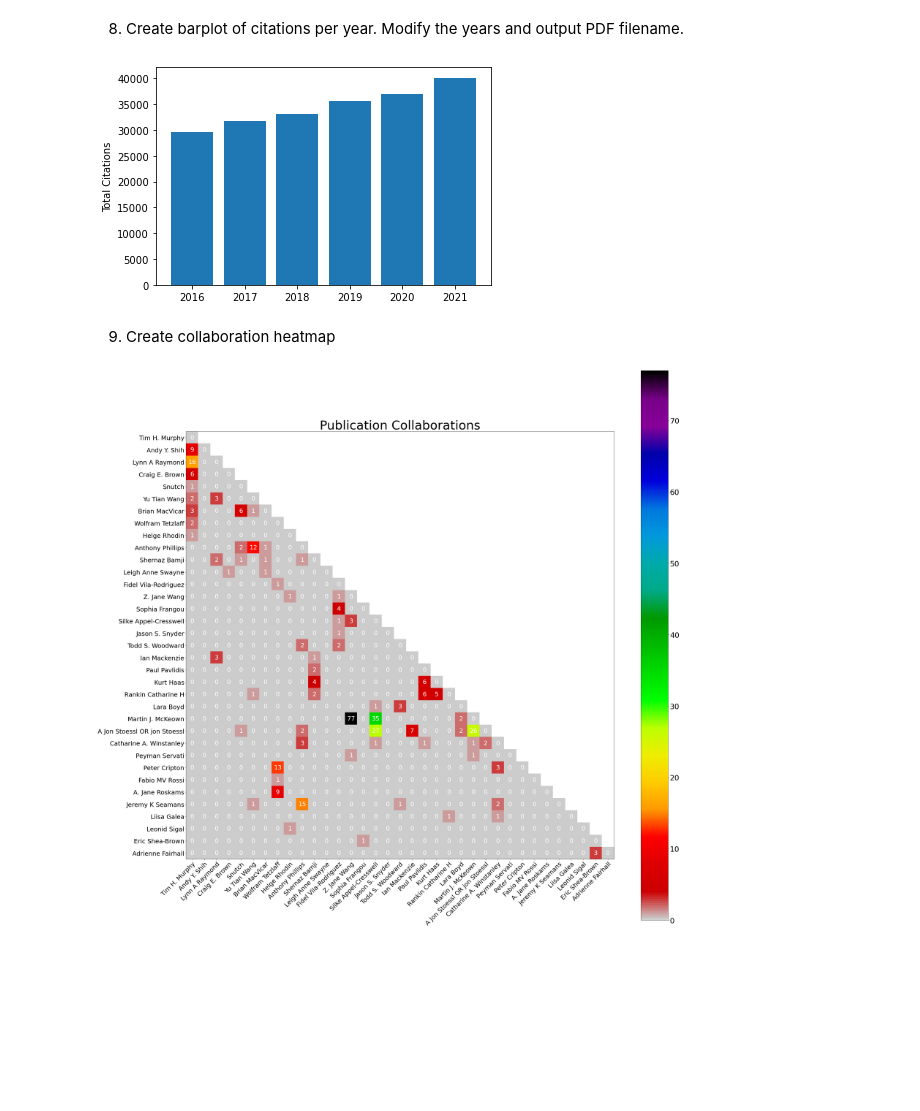
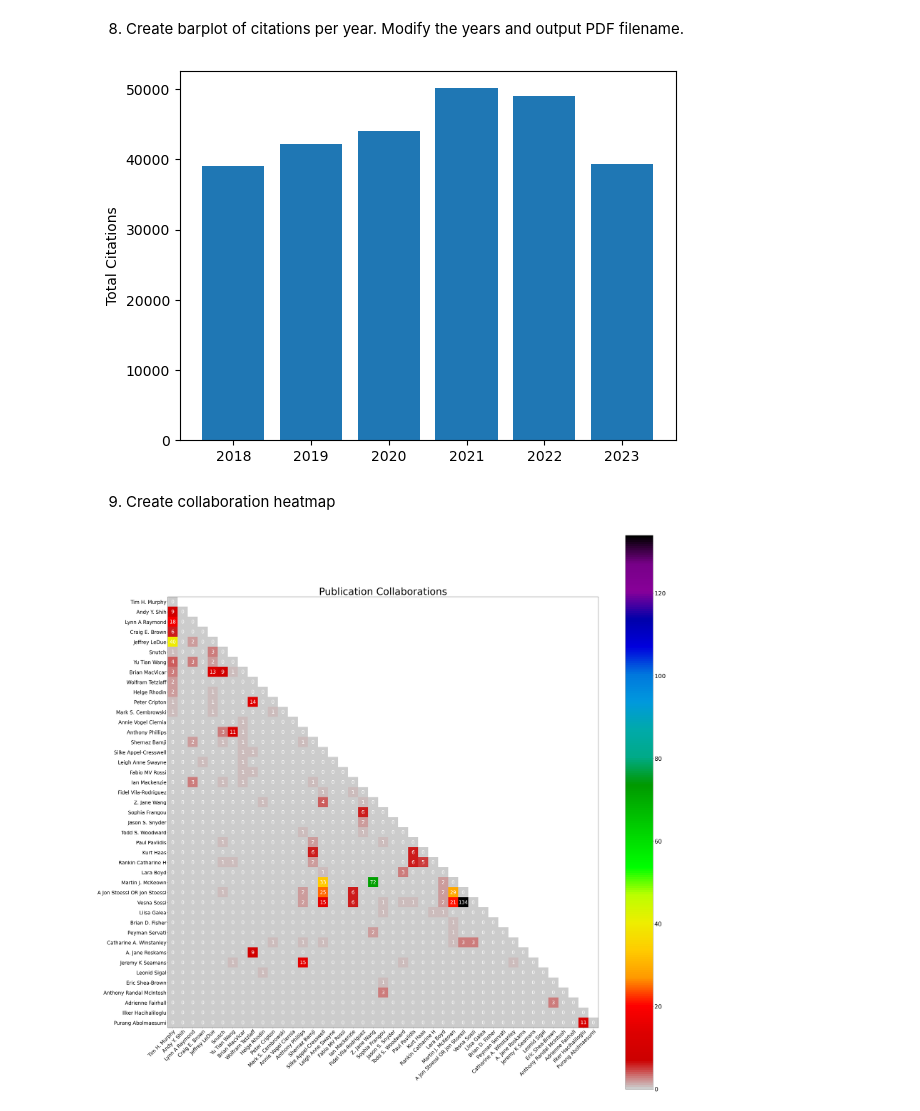
Before and after one commit to ubcbraincircuits/scholar_metrics_scraper, a Jupyter notebook: ScholarScraper.ipynb, the cells around one changed output. Saved outputs shown, nothing was run; the diff lists cells and outputs as text; code cells hidden in the pictures; blank space fills up the shorter version.

Commit message:
adding scival and supporting documents

```diff
--- a/ScholarScraper.ipynb
+++ b/ScholarScraper.ipynb
@@ -59,8 +59,14 @@ with open(author_list_csv, encoding ="utf-8-sig") as csv_file:
 # %% [markdown]
 4. Modify the affiliations list with institutions which the researchers are affiliated with.
 # %%
-affiliations = ['University of British Columbia', 'UBC', 'Djavad Mowafaghian', 'Simon Fraser University',
-                'University of Victoria', 'University of Washington']
+affiliations = [
+    'University of British Columbia',
+    'UBC',
+    'Djavad Mowafaghian',
+    'Simon Fraser University',
+    'University of Victoria',
+    'University of Washington'
+    ]
 # %% [markdown]
 5. Scrape data for each author. This will take several minutes.
 # %%
@@ -89,7 +95,9 @@ for athr in author_names:
         for pub in data_dict['publications']:
             pubs.append(pub['bib']['title'])
             # Add to dictionary with title as key and author as value
-            pub_authors.setdefault(pub['bib']['title'],[]).append(data_dict['name'])
+            # Do not add duplicates of authors
+            if (pub['bib']['title'] not in pub_authors.keys()) or (data_dict['name'] not in pub_authors[pub['bib']['title']]):
+                pub_authors.setdefault(pub['bib']['title'],[]).append(data_dict['name'])
 
         # Get citations per year and put in dictionary
         cites_per_year_dict = data_dict['cites_per_year']
@@ -98,11 +106,18 @@ for athr in author_names:
         cites_per_year.append(cites_per_year_dict)
 
         # Create row (dictionary) for output data table
-        row = {'Name': data_dict['name'], 'Scholar ID': data_dict['scholar_id'],
-               'Cited by': data_dict.get('citedby', ''), 'Cited by 5 years': data_dict.get('citedby5y',''),
-               'h-index': data_dict.get('hindex',''), 'h-index 5 years': data_dict.get('hindex5y',''),
-               'i10-index': data_dict.get('i10index',''),'i10-index 5 years': data_dict.get('i10index5y',''),
-               'Publications': pubs, 'Document Count': len(pubs), 'Affiliation': data_dict['affiliation']}
+        row = {'Name': data_dict['name'],
+               'Scholar ID': data_dict['scholar_id'],
+               'Cited by': data_dict.get('citedby', ''),
+               'Cited by 5 years': data_dict.get('citedby5y',''),
+               'h-index': data_dict.get('hindex',''),
+               'h-index 5 years': data_dict.get('hindex5y',''),
+               'i10-index': data_dict.get('i10index',''),
+               'i10-index 5 years': data_dict.get('i10index5y',''),
+               'Publications': pubs,
+               'Document Count': len(pubs),
+               'Affiliation': data_dict['affiliation']
+               }
 
         # Create list of authors who do not have the specified affiliation
         if not any(a in data_dict['affiliation'] for a in affiliations):
@@ -148,26 +207,26 @@ with open(output_data_csv, mode='w', encoding ="utf-8") as csv_file:
 # %%
 # Create citations per year dataframe
 cites_df = pd.DataFrame(cites_per_year)
 
 # Add a totals column
 cites_df.loc['Total']= cites_df.sum()
 
-# Select years to plot
-cites_df_selected = cites_df[[2016,2017,2018,2019,2020,2021]]
+# !!! Select years to plot
+cites_df_selected = cites_df[[2018,2019,2020,2021,2022,2023]]
 
 # Select the last row (totals)
 cites_df_total = cites_df_selected.iloc[-1:]
 
 # Create barplot
 years = list(cites_df_total.columns)
 cites = cites_df_total.values.tolist()[0]
 plt.bar(years, cites )
 plt.ylabel('Total Citations')
 
 # !!! Modify this - name the output PDF file
 plt.savefig("citations.pdf")
 # %% [output]
-[figure, old version]
+[figure, new version]
 # %% [markdown]
 9. Create collaboration heatmap
 # %%
@@ -187,7 +246,7 @@ mask =  np.tri(collabs_array.shape[0], k=-1)
 collabs_array = np.ma.array(collabs_array, mask=mask).T
 
 # Set up the colourmap
-cmap = CM.get_cmap('nipy_spectral')
+cmap = plt.colormaps['nipy_spectral']
 cmap = cmap.reversed()
 
 ### Create heatmap ###
@@ -231,4 +290,4 @@ plt.savefig("collabs_heatmap.pdf")
 
 plt.show()
 # %% [output]
-[figure, old version]
+[figure, new version]
```
Also changed, not shown: parts of 2 cells of this notebook, 16 other files.
